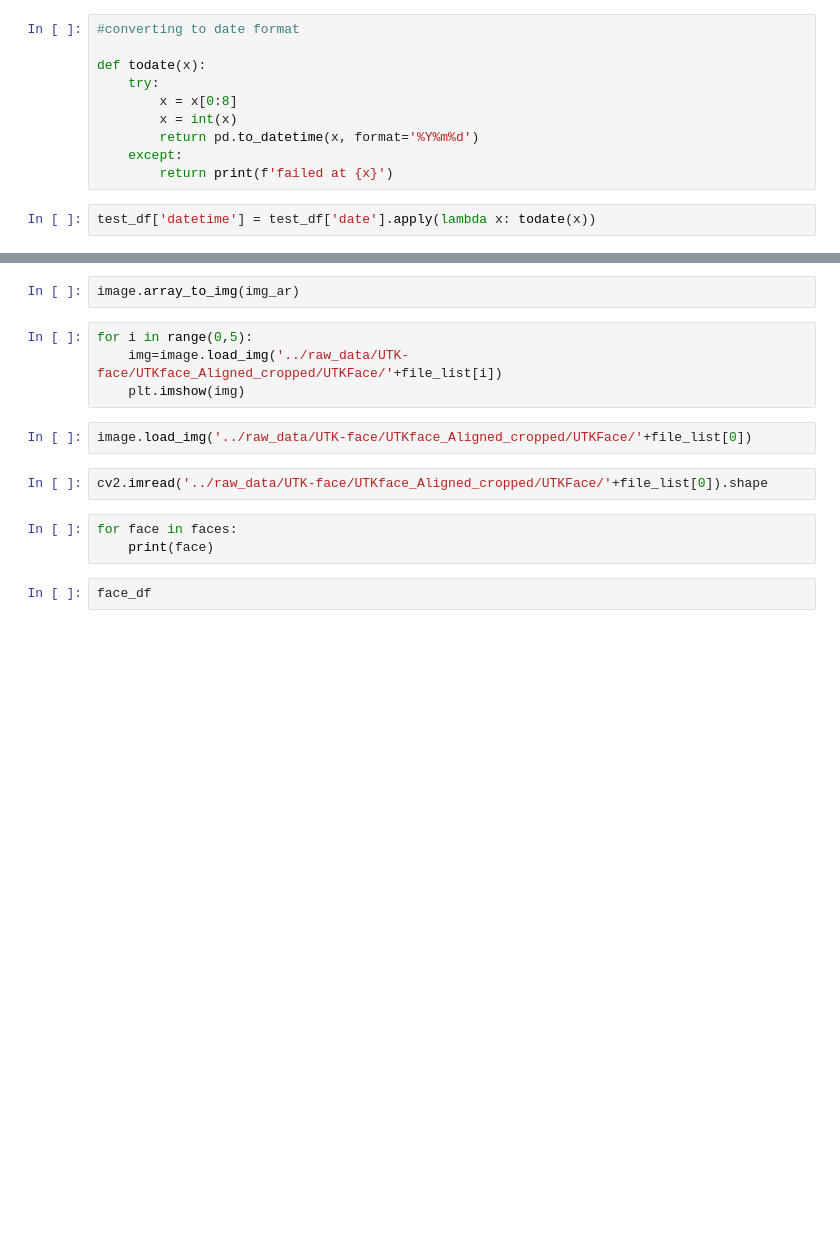
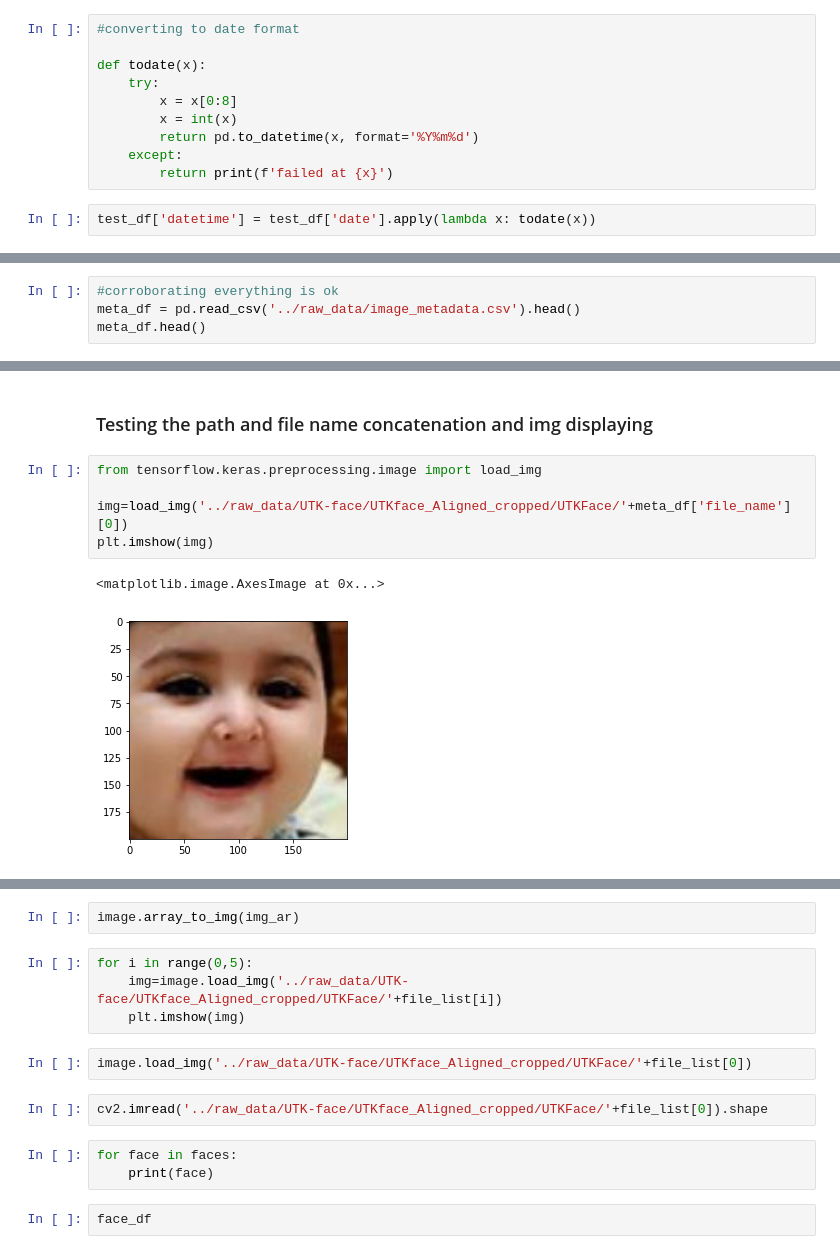
Before and after one commit to adrian-drifter/face_detector, a Jupyter notebook: notebooks/data_exploration.ipynb, the cells around one changed output, grey strips where cells are left out. Drawn from its saved outputs; the diff is of its cells as text; blank space fills up the shorter version.

```diff
--- a/notebooks/data_exploration.ipynb
+++ b/notebooks/data_exploration.ipynb
@@ -78,0 +124,4 @@ test_df['datetime'] = test_df['date'].apply(lambda x: todate(x))
+# %%
+#corroborating everything is ok
+meta_df = pd.read_csv('../raw_data/image_metadata.csv').head()
+meta_df.head()
@@ -78,0 +135,10 @@ test_df['datetime'] = test_df['date'].apply(lambda x: todate(x))
+# %% [markdown]
+### Testing the path and file name concatenation and img displaying
+# %%
+from tensorflow.keras.preprocessing.image import load_img
+
+img=load_img('../raw_data/UTK-face/UTKface_Aligned_cropped/UTKFace/'+meta_df['file_name'][0])
+plt.imshow(img)
+# %% [output]
+<matplotlib.image.AxesImage at 0x...>
+[figure, added]
```
Also changed, not shown: parts of 41 cells of this notebook, 1 other file.
